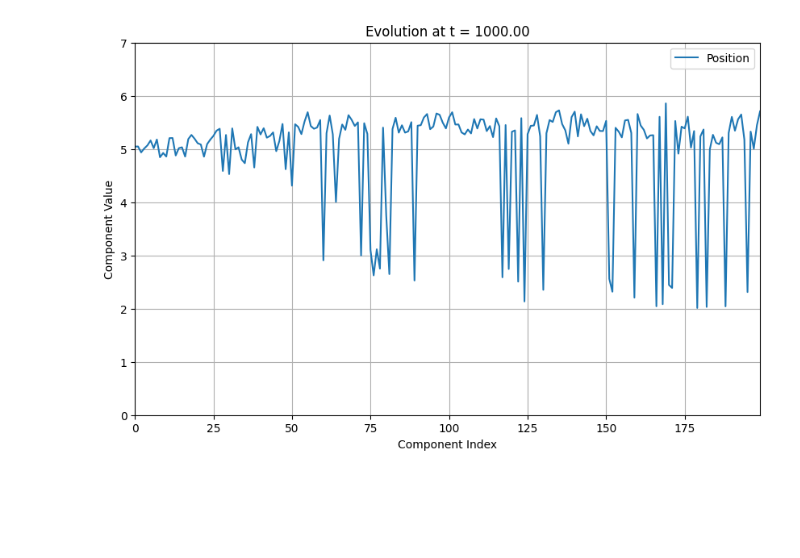
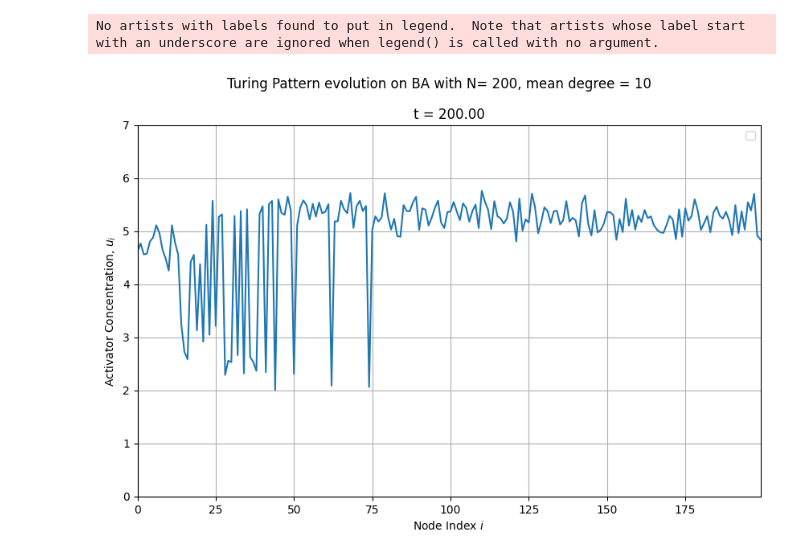
Before and after one commit to miriamzara/ComplexNet_project, a Jupyter notebook: project_18/code/turing_network_simulation.ipynb, the cells around one changed output. Drawn from its saved outputs; the diff is of its cells as text; code cells hidden in the pictures; blank space fills up the shorter version.

```diff
--- a/project_18/code/turing_network_simulation.ipynb
+++ b/project_18/code/turing_network_simulation.ipynb
@@ -16,7 +16,7 @@ epsilon = 0.12
 sigma = 15.6
 ## Graph parameters ##
 num_nodes = 200
-mean_degree = 20
+mean_degree = 10
 
 ## Reaction Model related quantities ##
 def compute_fixed_point(a = a, b = b, c = c, d = d):
@@ -84,7 +84,7 @@ def rd_model(t, y, laplacian, sigma = sigma, epsilon = epsilon, num_nodes = num_
     dydt = np.concatenate((dudt, dvdt))
     return dydt
 
-def perturbed_array(u, perturbation_amplitude = 0.1):
+def perturbed_array(u, perturbation_amplitude = 0.05):
     for index in np.arange(0, len(u)):
         u[index] += random.uniform(-perturbation_amplitude, + perturbation_amplitude)
     return u
@@ -130,9 +130,9 @@ def plot_eigvec(g, index, ax):
     ax.set_xlim(0, num_nodes)
     ax.set_ylim(-0.5, +0.5)
     ax.set_xlabel("component index i")
-    ax.set_ylabel(f"Phi(i)")
+    ax.set_ylabel(r"$\Phi$(i)")
     ax.grid()
-    ax.legend([f"eigenvalue index = {index}, eigenvalue = {eigenvalues[index]}"], loc='upper right')
+    ax.legend([rf"$\alpha$={index}, $\Lambda_\alpha$ = {eigenvalues[index]:.2f}"], loc='upper right')
     return
 # %%
 ## Initial State ##
@@ -145,9 +145,8 @@ y_0 = np.concatenate((u_0, v_0))
 g = ba_graph()
 critical_eig = compute_critical_eigenvalue()
 [index, eig] = find_closest_eigenvalue(g, critical_eig)
-fig, ax = plt.subplots()
-plot_eigvec(g, index, ax)
 laplacian_matrix= np.array(g.laplacian())
 ## Time Steps Definition ##
-t_span = (0, 1000)
-t_eval = np.linspace(t_span[0], t_span[1], 1000)
+t_span = (0, 200)
+n_steps = 400
+t_eval = np.linspace(t_span[0], t_span[1], n_steps)
@@ -173,35 +194,35 @@ plt.show()
 # %%
 import matplotlib.animation as animation
-from matplotlib.animation import PillowWriter
+import imageio_ffmpeg
 
-# Set up the figure and axis for the animation
 fig, ax = plt.subplots(figsize=(10, 6))
-line1, = ax.plot([], [], label='Position')
+line1, = ax.plot([], [])
 ax.set_xlim(0, num_nodes-1)
-ax.set_ylim(0, 7)  # adjust this as needed based on your data
-ax.set_xlabel('Component Index')
-ax.set_ylabel('Component Value')
-ax.set_title('Evolution')
+ax.set_ylim(0, 7)
+ax.set_xlabel(f'Node Index $i$')
+ax.set_ylabel(f'Activator Concentration, $u_i$')
+plt.suptitle(f"Turing Pattern evolution on BA with N= {num_nodes}, mean degree = {mean_degree}")
 ax.legend()
 ax.grid(True)
 
 # Initialization function for the animation
 def init():
     line1.set_data([], [])
     return (line1,)
 
 # Animation update function
 def update(frame):
     line1.set_data(range(num_nodes), sol.y[:num_nodes, frame])
-    ax.set_title(f'Evolution at t = {sol.t[frame]:.2f}')
+    ax.set_title(f't = {sol.t[frame]:.2f}')
     return (line1,)
 
 # Create the animation
 ani = animation.FuncAnimation(fig, update, frames=len(sol.t), init_func=init, blit=True)
 
-# Save the animation as a video file
-ani.save('prova.gif', writer=PillowWriter(fps=30))
+#ani.save('prova.gif', writer=PillowWriter(fps=30))
+ani.save('prova.mp4', writer= 'ffmpeg', fps = 30)
 
 plt.show()
 # %% [output]
+No artists with labels found to put in legend.  Note that artists whose label start with an underscore are ignored when legend() is called with no argument.
-[figure, old version]
+[figure, new version]
```
Also changed, not shown: parts of 3 cells of this notebook, 2 other files.
